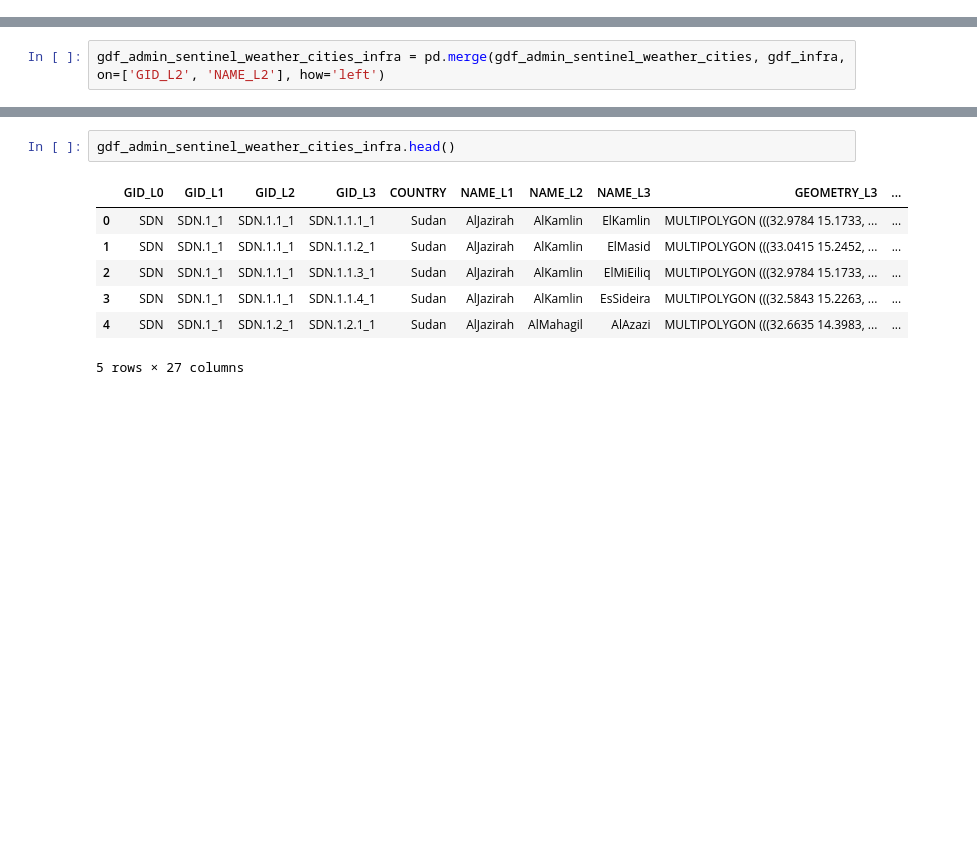
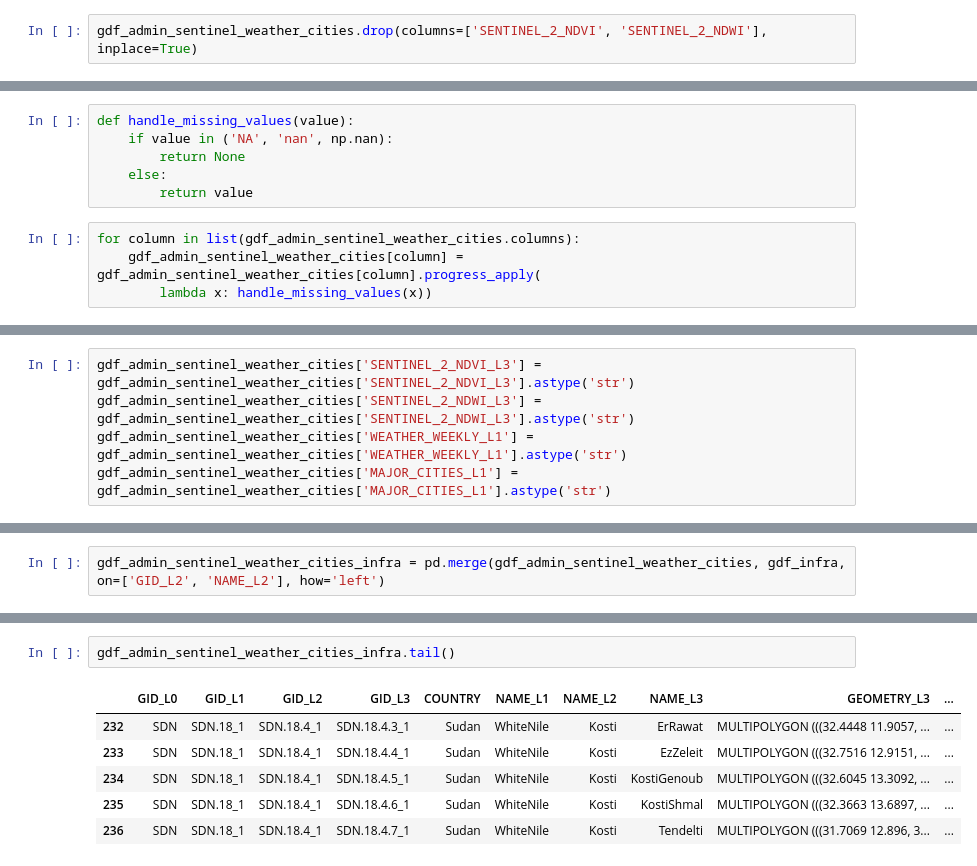
Before and after one commit to verapalotai/omdena_sudanchapter_diseaseforecasting, a Jupyter notebook: data_collection/2_Merging_cleaning.ipynb, the cells around one changed output, grey strips where cells are left out. Cells and saved outputs as stored; diff of their text form; blank space fills up the shorter version.

```diff
--- a/data_collection/2_Merging_cleaning.ipynb
+++ b/data_collection/2_Merging_cleaning.ipynb
@@ -619,4 +672,6 @@ Index(['GID_L0', 'GID_L1', 'GID_L2', 'GID_L3', 'COUNTRY', 'NAME_L1', 'NAME_L2',
       dtype='object')
+# %%
+gdf_admin_sentinel_weather_cities.drop(columns=['SENTINEL_2_NDVI', 'SENTINEL_2_NDWI'], inplace=True)
 # %%
 gdf_admin_sentinel_weather_cities.columns = ['GID_L0', 'GID_L1', 'GID_L2', 'GID_L3', 'COUNTRY', 'NAME_L1', 'NAME_L2',
        'NAME_L3', 'GEOMETRY_L3', 'NAME_ALTERNATIVES_L1', 'TYPE_L1', 'HASC_L1',
@@ -662,0 +720,10 @@ gdf_admin_sentinel_weather_cities
+# %%
+def handle_missing_values(value):
+    if value in ('NA', 'nan', np.nan):
+        return None
+    else:
+        return value
+# %%
+for column in list(gdf_admin_sentinel_weather_cities.columns):
+    gdf_admin_sentinel_weather_cities[column] = gdf_admin_sentinel_weather_cities[column].progress_apply(
+        lambda x: handle_missing_values(x))
@@ -662,0 +766,5 @@ gdf_admin_sentinel_weather_cities
+# %%
+gdf_admin_sentinel_weather_cities['SENTINEL_2_NDVI_L3'] = gdf_admin_sentinel_weather_cities['SENTINEL_2_NDVI_L3'].astype('str')
+gdf_admin_sentinel_weather_cities['SENTINEL_2_NDWI_L3'] = gdf_admin_sentinel_weather_cities['SENTINEL_2_NDWI_L3'].astype('str')
+gdf_admin_sentinel_weather_cities['WEATHER_WEEKLY_L1'] = gdf_admin_sentinel_weather_cities['WEATHER_WEEKLY_L1'].astype('str')
+gdf_admin_sentinel_weather_cities['MAJOR_CITIES_L1'] = gdf_admin_sentinel_weather_cities['MAJOR_CITIES_L1'].astype('str')
@@ -708,12 +972,11 @@ Data columns (total 27 columns):
 dtypes: geometry(3), object(24)
 memory usage: 50.1+ KB
 # %%
-gdf_admin_sentinel_weather_cities_infra.head()
+gdf_admin_sentinel_weather_cities_infra.tail()
 # %% [output]
 |  | GID_L0 | GID_L1 | GID_L2 | GID_L3 | COUNTRY | NAME_L1 | NAME_L2 | NAME_L3 | GEOMETRY_L3 | ... |
-| 0 | SDN | SDN.1_1 | SDN.1.1_1 | SDN.1.1.1_1 | Sudan | AlJazirah | AlKamlin | ElKamlin | MULTIPOLYGON (((32.9784 15.1733, ... | ... |
-| 1 | SDN | SDN.1_1 | SDN.1.1_1 | SDN.1.1.2_1 | Sudan | AlJazirah | AlKamlin | ElMasid | MULTIPOLYGON (((33.0415 15.2452, ... | ... |
-| 2 | SDN | SDN.1_1 | SDN.1.1_1 | SDN.1.1.3_1 | Sudan | AlJazirah | AlKamlin | ElMiEiliq | MULTIPOLYGON (((32.9784 15.1733, ... | ... |
-| 3 | SDN | SDN.1_1 | SDN.1.1_1 | SDN.1.1.4_1 | Sudan | AlJazirah | AlKamlin | EsSideira | MULTIPOLYGON (((32.5843 15.2263, ... | ... |
-| 4 | SDN | SDN.1_1 | SDN.1.2_1 | SDN.1.2.1_1 | Sudan | AlJazirah | AlMahagil | AlAzazi | MULTIPOLYGON (((32.6635 14.3983, ... | ... |
+| 232 | SDN | SDN.18_1 | SDN.18.4_1 | SDN.18.4.3_1 | Sudan | WhiteNile | Kosti | ErRawat | MULTIPOLYGON (((32.4448 11.9057, ... | ... |
+| 233 | SDN | SDN.18_1 | SDN.18.4_1 | SDN.18.4.4_1 | Sudan | WhiteNile | Kosti | EzZeleit | MULTIPOLYGON (((32.7516 12.9151, ... | ... |
+| 234 | SDN | SDN.18_1 | SDN.18.4_1 | SDN.18.4.5_1 | Sudan | WhiteNile | Kosti | KostiGenoub | MULTIPOLYGON (((32.6045 13.3092, ... | ... |
+| 235 | SDN | SDN.18_1 | SDN.18.4_1 | SDN.18.4.6_1 | Sudan | WhiteNile | Kosti | KostiShmal | MULTIPOLYGON (((32.3663 13.6897, ... | ... |
+| 236 | SDN | SDN.18_1 | SDN.18.4_1 | SDN.18.4.7_1 | Sudan | WhiteNile | Kosti | Tendelti | MULTIPOLYGON (((31.7069 12.896, 3... | ... |
-5 rows × 27 columns
```
Also changed, not shown: parts of 57 cells of this notebook.
